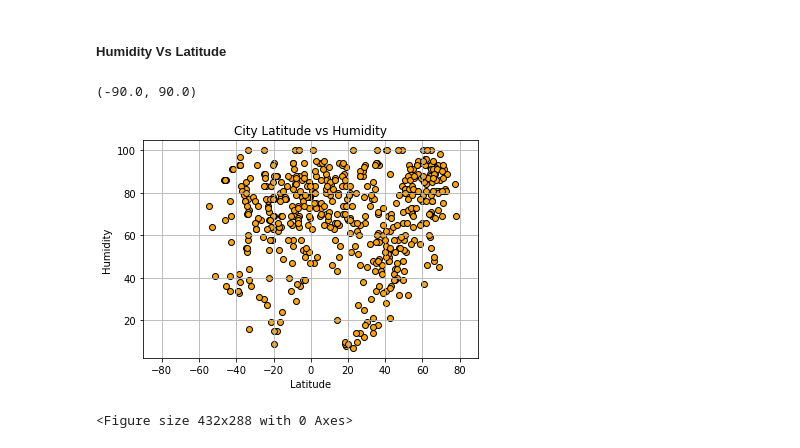
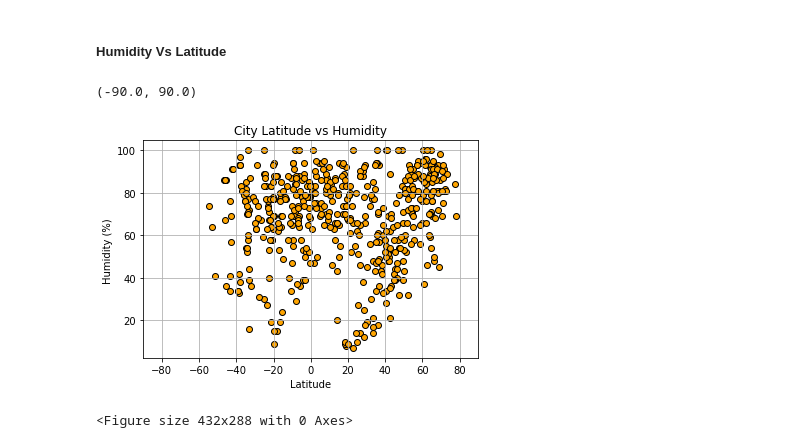
Before and after one commit to ShimsyV/python-api-challenge, a Jupyter notebook: WeatherPy/WeatherPy.ipynb, the cells around one changed output. Drawn from its saved outputs; the diff is of its cells as text; code cells hidden in the pictures.

```diff
--- a/WeatherPy/WeatherPy.ipynb
+++ b/WeatherPy/WeatherPy.ipynb
@@ -190,15 +190,15 @@ plt.show()
 # %%
 plt.scatter(weather_data["Latitude"], weather_data["Humidity"], facecolors="orange", edgecolors="black", marker="o")
 
 # Add chart labels
 plt.title("City Latitude vs Humidity")
-plt.ylabel("Humidity  ")
+plt.ylabel("Humidity (%) ")
 plt.xlabel("Latitude")
 plt.grid(True)
 plt.xlim(-90,90)
 # %% [output]
 (-90.0, 90.0)
-[figure, old version]
+[figure, new version]
 # %%
 plt.savefig("Output/City Latitude vs. Humidity.png")
 
```
Also changed, not shown: parts of 2 cells of this notebook, 3 other files.
